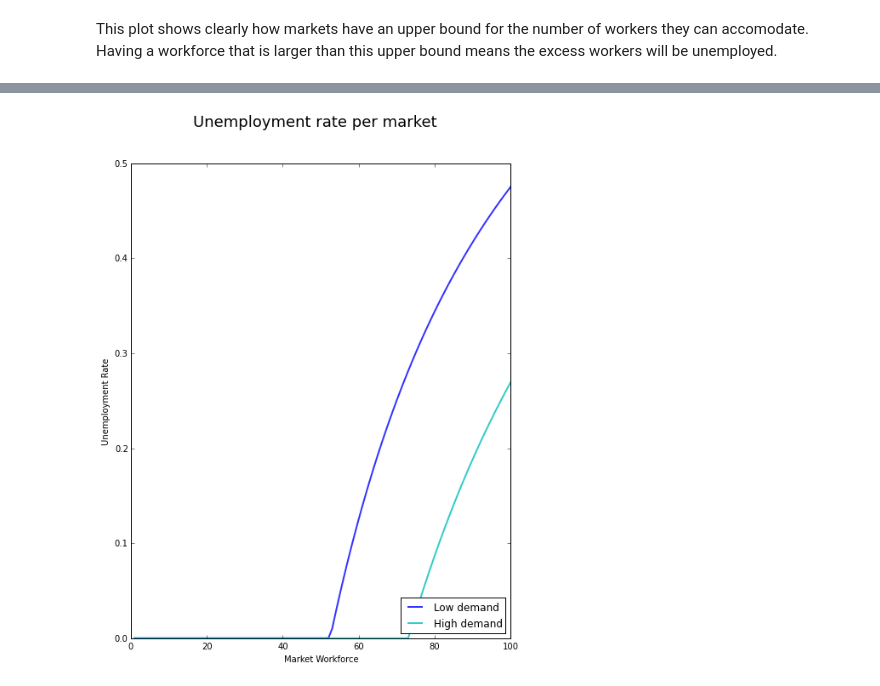
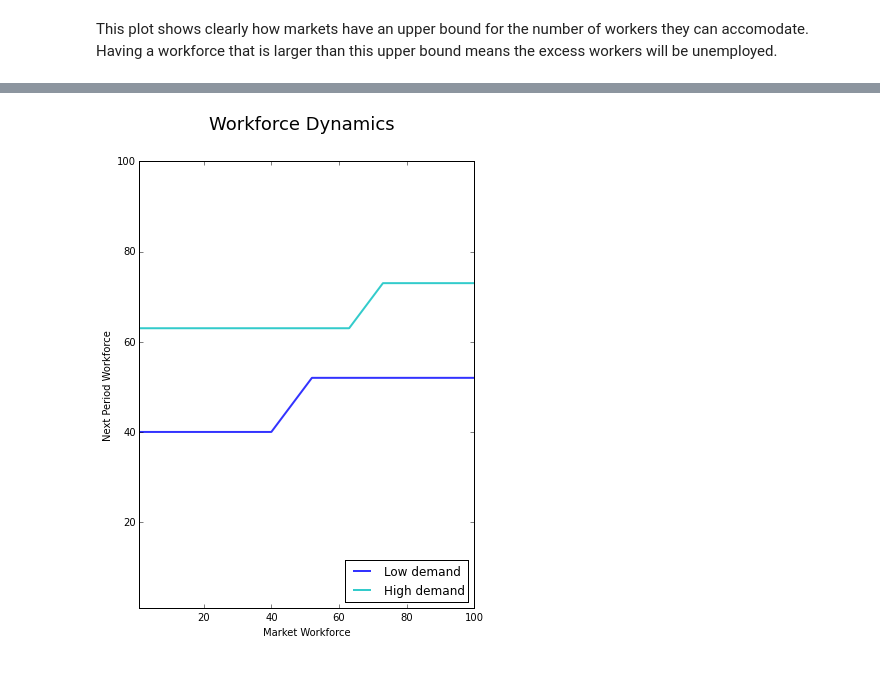
Before and after one commit to Zung-0/LucasPrescott74, a Jupyter notebook: LucasPrescott74 - Partial.ipynb, the cells around one changed output, grey strips where cells are left out. Cells and saved outputs as stored; diff of their text form; code cells hidden in the pictures.

```diff
--- a/LucasPrescott74 - Partial.ipynb
+++ b/LucasPrescott74 - Partial.ipynb
@@ -207,21 +311,23 @@ This plot shows clearly how markets have an upper bound for the number of worker
 # %%
-# Unemployment Plot #
-#####################
+v = np.asarray([np.ones(len(ls.grid))*ls.lamb]*len(ls.states))
+v_star = compute_fixed_point(ls.bellman_operator, v, verbose=0)
+new_wf = ls.next_workforce(v_star)
 
-fig, ax = plt.subplots(figsize=(8,10))
+fig, ax = plt.subplots(figsize=(6,8))
 ax.set_xlabel("Market Workforce")
-ax.set_ylabel("Unemployment Rate")
+ax.set_ylabel("Next Period Workforce")
+ax.set_ylim((1,100))
+ax.set_xlim((1,100))
 
-unemployment_rate = [unemployment[0]/ls.grid, unemployment[1]/ls.grid]
-
-ax.plot(ls.grid, unemployment_rate[0], 'b-', lw = 2, alpha = .8, label = "Low demand")
-ax.plot(ls.grid, unemployment_rate[1], 'c-', lw = 2, alpha = .8, label = "High demand")
+ax.plot(ls.grid, new_wf[0], 'b-', lw = 2, alpha = .8, label = "Low demand")
+ax.plot(ls.grid, new_wf[1], 'c-', lw = 2, alpha = .8, label = "High demand")
+#ax.plot(ls.grid, ls.grid, 'r-', lw = 2, alpha = .8, label = "Identity")
 
 ax.legend(loc = 'lower right')
 
-t = 'Unemployment rate per market'
+t = 'Workforce Dynamics'
 fig.suptitle(t, fontsize=18)
 
 plt.show()
 # %% [output]
-[figure, old version]
+[figure, new version]
```
Also changed, not shown: parts of 20 cells of this notebook, 1 other file.
